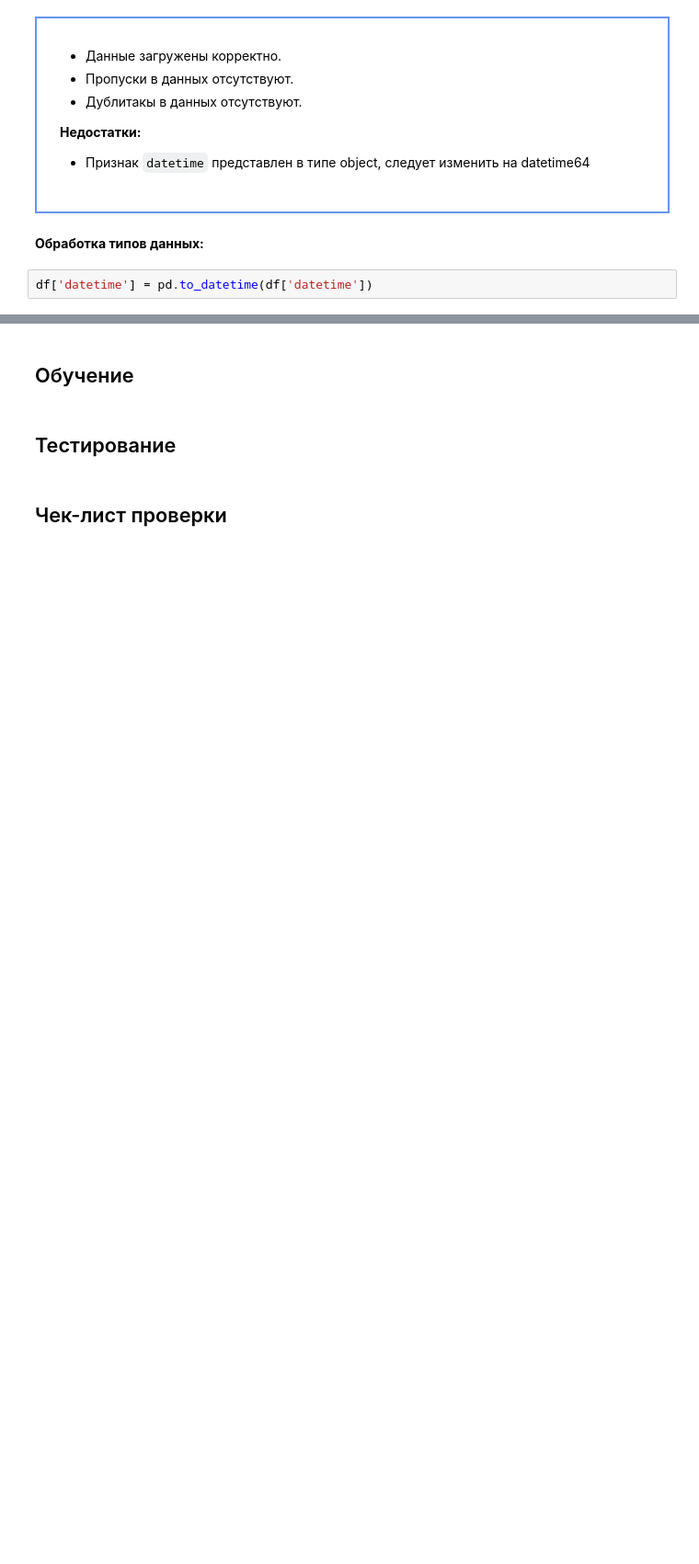
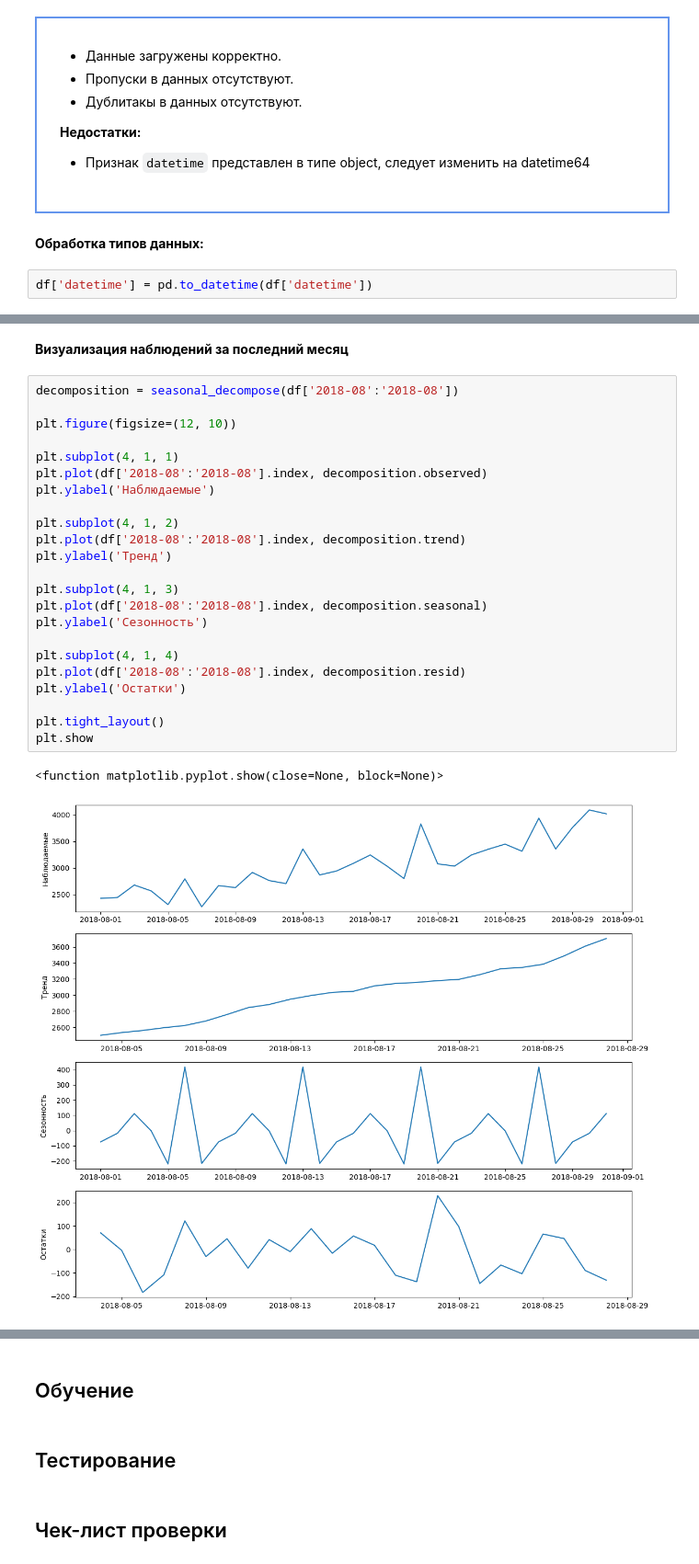
Before and after one commit to Denis-Mukhanov/forecast-of-taxi-orders, a Jupyter notebook: forecast_taxi_orders.ipynb, the cells around one changed output, grey strips where cells are left out. Shown at 92% size. Saved outputs shown, nothing was run; the diff lists cells and outputs as text; blank space fills up the shorter version.

```diff
--- a/forecast_taxi_orders.ipynb
+++ b/forecast_taxi_orders.ipynb
@@ -168,0 +248,28 @@ display(df.head(2))
+# %% [markdown]
+__Визуализация наблюдений за последний месяц__
+# %%
+decomposition = seasonal_decompose(df['2018-08':'2018-08'])
+
+plt.figure(figsize=(12, 10))
+
+plt.subplot(4, 1, 1)
+plt.plot(df['2018-08':'2018-08'].index, decomposition.observed)
+plt.ylabel('Наблюдаемые')
+
+plt.subplot(4, 1, 2)
+plt.plot(df['2018-08':'2018-08'].index, decomposition.trend)
+plt.ylabel('Тренд')
+
+plt.subplot(4, 1, 3)
+plt.plot(df['2018-08':'2018-08'].index, decomposition.seasonal)
+plt.ylabel('Сезонность')
+
+plt.subplot(4, 1, 4)
+plt.plot(df['2018-08':'2018-08'].index, decomposition.resid)
+plt.ylabel('Остатки')
+
+plt.tight_layout()
+plt.show
+# %% [output]
+<function matplotlib.pyplot.show(close=None, block=None)>
+[figure, added]
```
Also changed, not shown: parts of 23 cells of this notebook.
